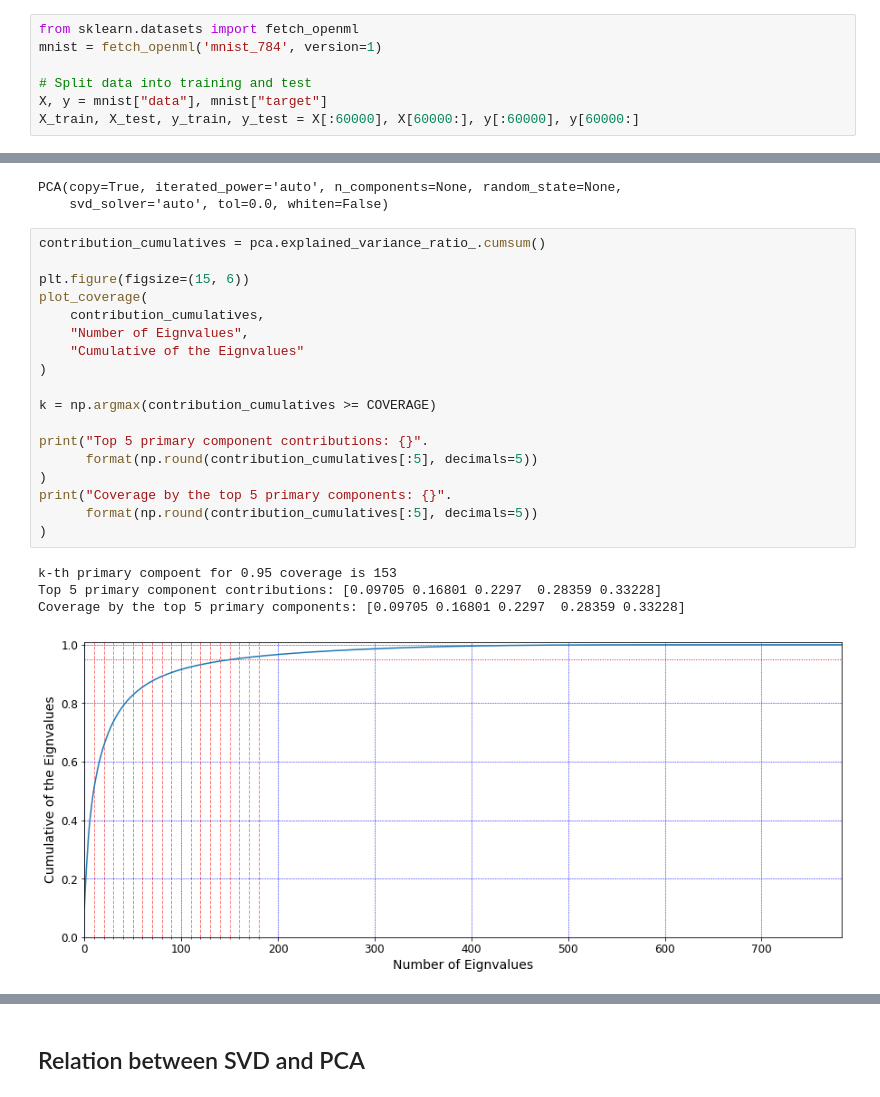
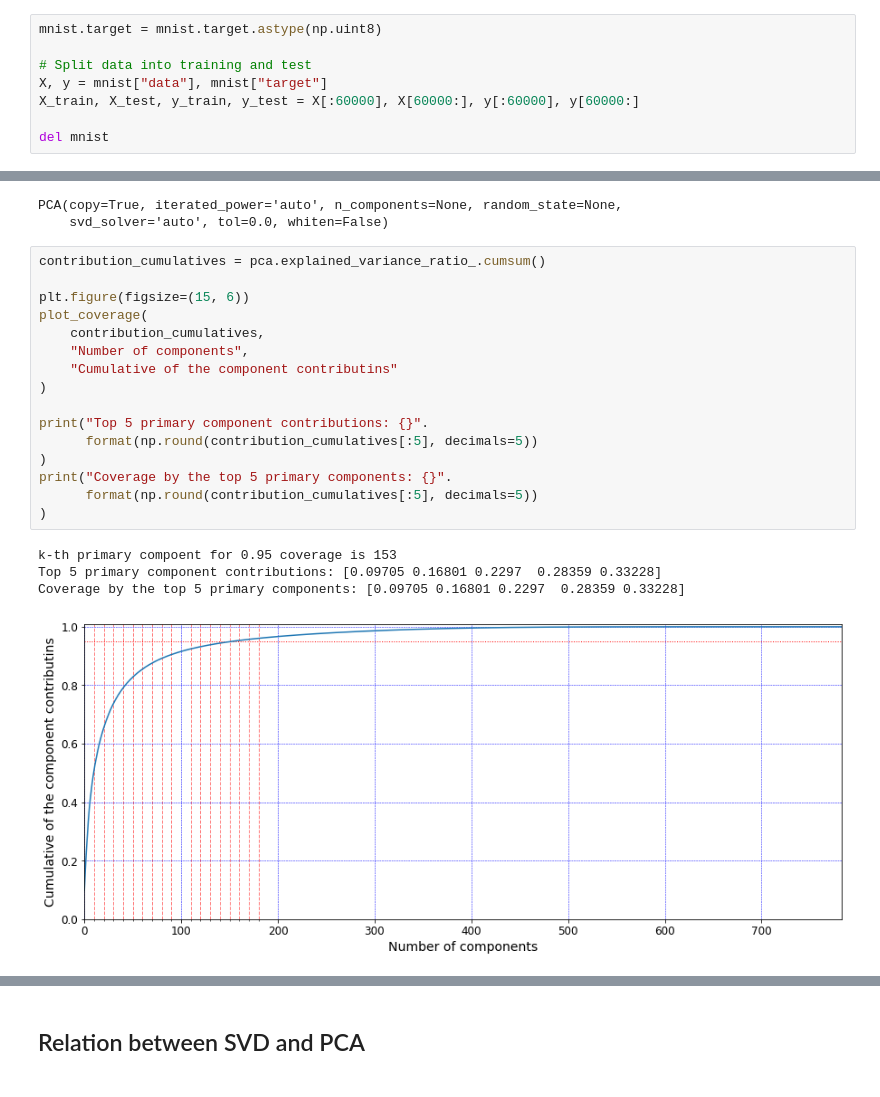
Before and after one commit to oonisim/Jupyter-Notebok, a Jupyter notebook: pca.ipynb, the cells around one changed output, grey strips where cells are left out. Cells and saved outputs as stored; diff of their text form.

```diff
--- a/pca.ipynb
+++ b/pca.ipynb
@@ -55,9 +58,10 @@ def save_fig(fig_id, tight_layout=True, fig_extension="png", resolution=300):
 # %%
-from sklearn.datasets import fetch_openml
-mnist = fetch_openml('mnist_784', version=1)
+mnist.target = mnist.target.astype(np.uint8)
 
 # Split data into training and test
 X, y = mnist["data"], mnist["target"]
 X_train, X_test, y_train, y_test = X[:60000], X[60000:], y[:60000], y[60000:]
+
+del mnist
 # %%
 COVERAGE = 0.95
@@ -189,23 +212,21 @@ PCA(copy=True, iterated_power='auto', n_components=None, random_state=None,
 # %%
 contribution_cumulatives = pca.explained_variance_ratio_.cumsum()
 
 plt.figure(figsize=(15, 6))
 plot_coverage(
     contribution_cumulatives,
-    "Number of Eignvalues",
-    "Cumulative of the Eignvalues"
+    "Number of components",
+    "Cumulative of the component contributins"
 )
-
-k = np.argmax(contribution_cumulatives >= COVERAGE)
 
 print("Top 5 primary component contributions: {}".
       format(np.round(contribution_cumulatives[:5], decimals=5))
 )
 print("Coverage by the top 5 primary components: {}".
       format(np.round(contribution_cumulatives[:5], decimals=5))
 )
 # %% [output]
 k-th primary compoent for 0.95 coverage is 153
 Top 5 primary component contributions: [0.09705 0.16801 0.2297  0.28359 0.33228]
 Coverage by the top 5 primary components: [0.09705 0.16801 0.2297  0.28359 0.33228]
-[figure, old version]
+[figure, new version]
```
Also changed, not shown: parts of 16 cells of this notebook, 1 other file.
